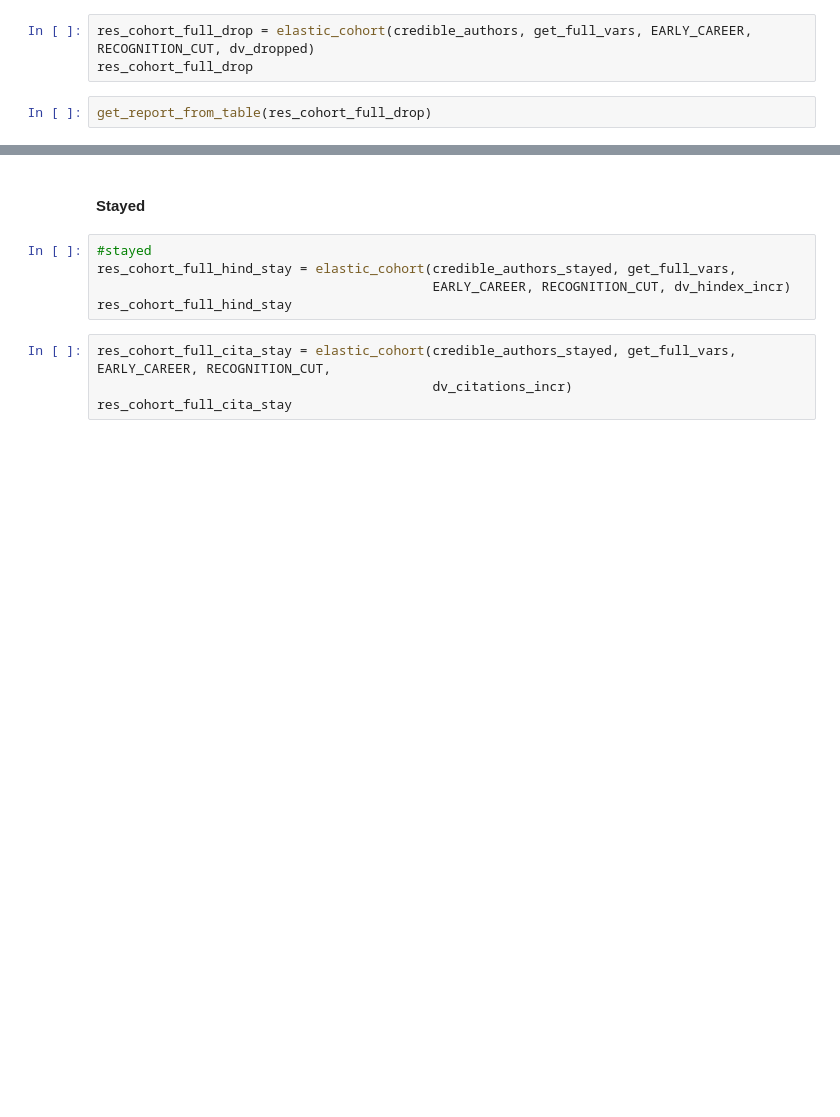
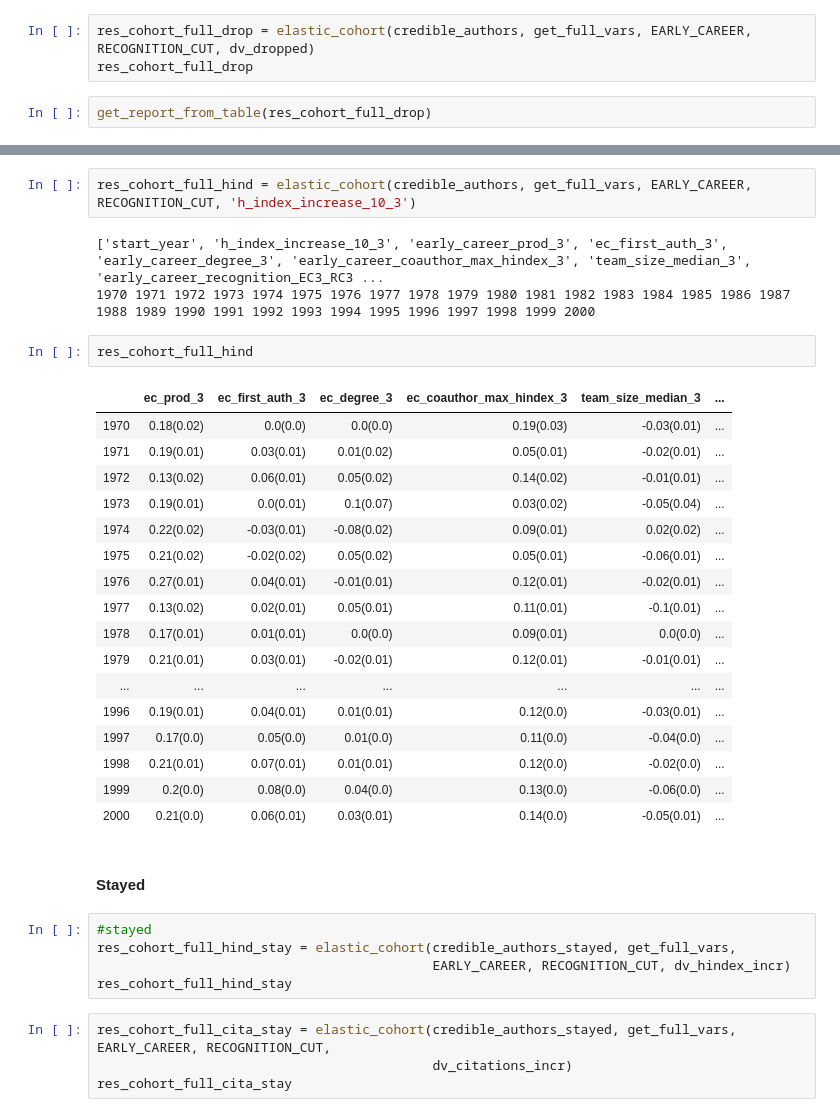
Before and after one commit to gesiscss/inequality, a Jupyter notebook: 3. Correlations and Linear.ipynb, the cells around one changed output, grey strips where cells are left out. Saved outputs shown, nothing was run; the diff lists cells and outputs as text; blank space fills up the shorter version.

```diff
--- a/3. Correlations and Linear.ipynb
+++ b/3. Correlations and Linear.ipynb
@@ -632,3 +636,28 @@ get_report_from_table(res_cohort_full_hind)
+# %%
+res_cohort_full_hind = elastic_cohort(credible_authors, get_full_vars, EARLY_CAREER, RECOGNITION_CUT, 'h_index_increase_10_3')
+# %% [output]
+['start_year', 'h_index_increase_10_3', 'early_career_prod_3', 'ec_first_auth_3', 'early_career_degree_3', 'early_career_coauthor_max_hindex_3', 'team_size_median_3', 'early_career_recognition_EC3_RC3 ...
+1970 1971 1972 1973 1974 1975 1976 1977 1978 1979 1980 1981 1982 1983 1984 1985 1986 1987 1988 1989 1990 1991 1992 1993 1994 1995 1996 1997 1998 1999 2000
+# %%
+res_cohort_full_hind
+# %% [output]
+|  | ec_prod_3 | ec_first_auth_3 | ec_degree_3 | ec_coauthor_max_hindex_3 | team_size_median_3 | ... |
+| 1970 | 0.18(0.02) | 0.0(0.0) | 0.0(0.0) | 0.19(0.03) | -0.03(0.01) | ... |
+| 1971 | 0.19(0.01) | 0.03(0.01) | 0.01(0.02) | 0.05(0.01) | -0.02(0.01) | ... |
+| 1972 | 0.13(0.02) | 0.06(0.01) | 0.05(0.02) | 0.14(0.02) | -0.01(0.01) | ... |
+| 1973 | 0.19(0.01) | 0.0(0.01) | 0.1(0.07) | 0.03(0.02) | -0.05(0.04) | ... |
+| 1974 | 0.22(0.02) | -0.03(0.01) | -0.08(0.02) | 0.09(0.01) | 0.02(0.02) | ... |
+| 1975 | 0.21(0.02) | -0.02(0.02) | 0.05(0.02) | 0.05(0.01) | -0.06(0.01) | ... |
+| 1976 | 0.27(0.01) | 0.04(0.01) | -0.01(0.01) | 0.12(0.01) | -0.02(0.01) | ... |
+| 1977 | 0.13(0.02) | 0.02(0.01) | 0.05(0.01) | 0.11(0.01) | -0.1(0.01) | ... |
+| 1978 | 0.17(0.01) | 0.01(0.01) | 0.0(0.0) | 0.09(0.01) | 0.0(0.0) | ... |
+| 1979 | 0.21(0.01) | 0.03(0.01) | -0.02(0.01) | 0.12(0.01) | -0.01(0.01) | ... |
+| ... | ... | ... | ... | ... | ... | ... |
+| 1996 | 0.19(0.01) | 0.04(0.01) | 0.01(0.01) | 0.12(0.0) | -0.03(0.01) | ... |
+| 1997 | 0.17(0.0) | 0.05(0.0) | 0.01(0.0) | 0.11(0.0) | -0.04(0.0) | ... |
+| 1998 | 0.21(0.01) | 0.07(0.01) | 0.01(0.01) | 0.12(0.0) | -0.02(0.0) | ... |
+| 1999 | 0.2(0.0) | 0.08(0.0) | 0.04(0.0) | 0.13(0.0) | -0.06(0.0) | ... |
+| 2000 | 0.21(0.0) | 0.06(0.01) | 0.03(0.01) | 0.14(0.0) | -0.05(0.01) | ... |
 # %% [markdown]
 #### Stayed
 # %%
```
Also changed, not shown: parts of 22 cells of this notebook, 6 other files.
